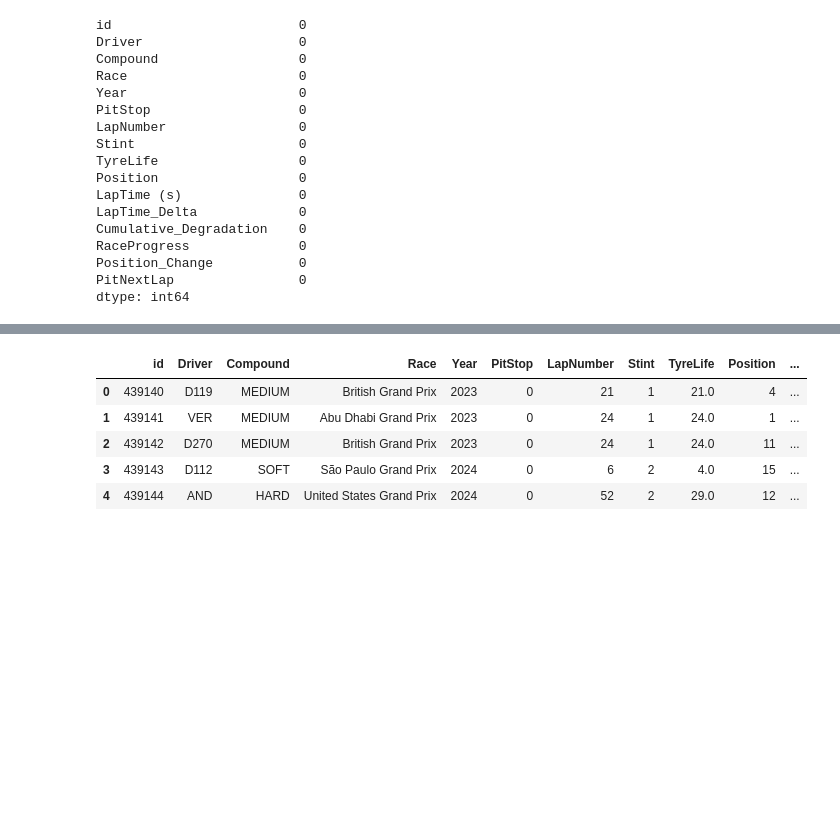
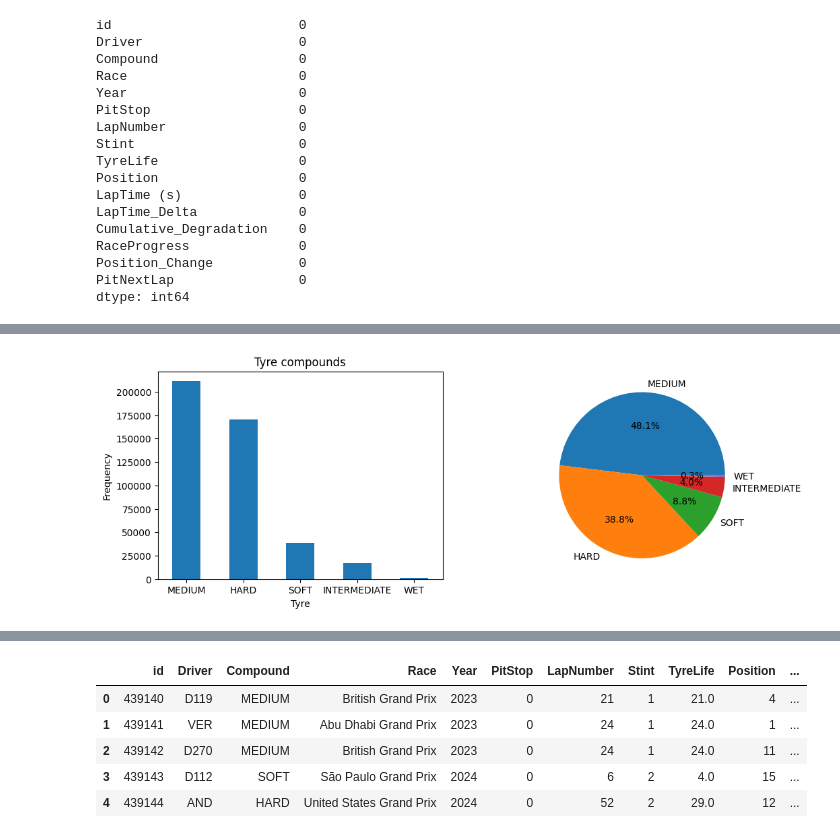
Before and after one commit to giacomoscanavini/data_science_notebooks, a Jupyter notebook: predicting_f1_pit_stops.ipynb, the cells around one changed output, grey strips where cells are left out. Cells and saved outputs as stored; diff of their text form; code cells hidden in the pictures; blank space fills up the shorter version.

```diff
--- a/predicting_f1_pit_stops.ipynb
+++ b/predicting_f1_pit_stops.ipynb
@@ -129,0 +125,13 @@ plt.show()
+# %%
+# Compound
+fig, ax = plt.subplots(1, 2, figsize=(12,4))
+df.Compound.value_counts().plot(kind='bar', ax=ax[0])
+ax[0].set_title('Tyre compounds')
+ax[0].set_xlabel('Tyre')
+ax[0].set_ylabel('Frequency')
+ax[0].set_xticklabels(ax[0].get_xticklabels(), rotation=0)
+
+df.Compound.value_counts().plot(kind='pie', ax=ax[1], autopct='%1.1f%%')
+plt.show()
+# %% [output]
+[figure, added]
```
Also changed, not shown: parts of 11 cells of this notebook.
